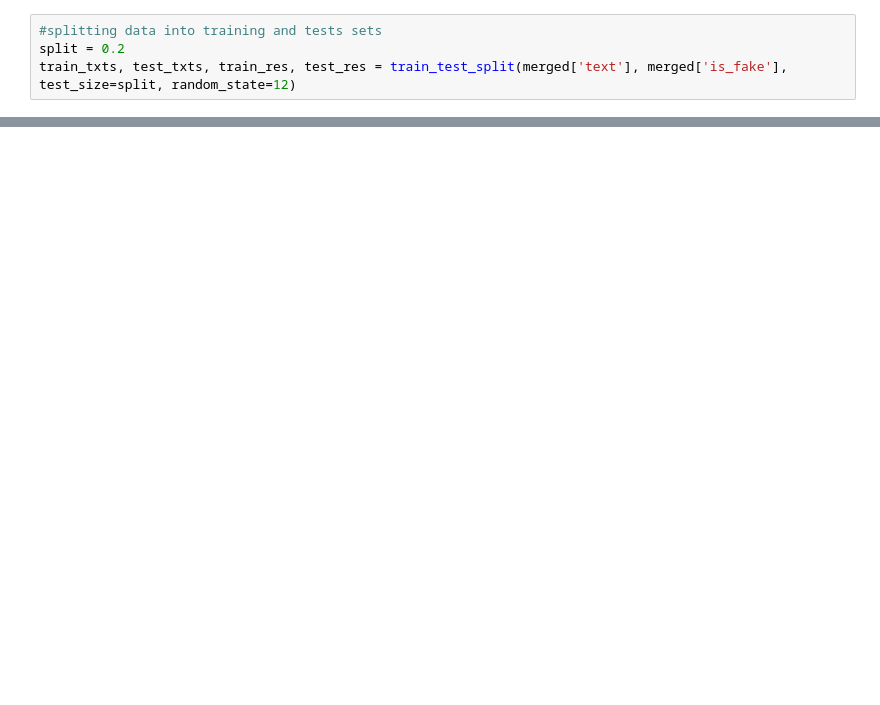
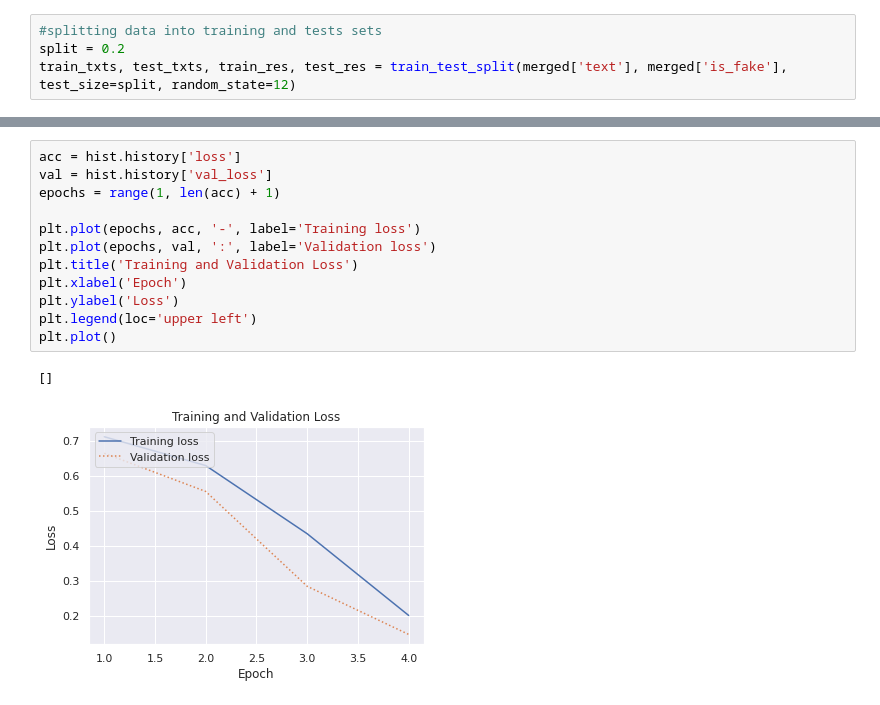
Before and after one commit to Rhizii/fake_news_classifier, a Jupyter notebook: fake_texts_classifier.ipynb, the cells around one changed output, grey strips where cells are left out. Saved outputs shown, nothing was run; the diff lists cells and outputs as text; blank space fills up the shorter version.

```diff
--- a/fake_texts_classifier.ipynb
+++ b/fake_texts_classifier.ipynb
@@ -278,3 +258,18 @@ add comment about training and validation accuracy
+# %%
+acc = hist.history['loss']
+val = hist.history['val_loss']
+epochs = range(1, len(acc) + 1)
+
+plt.plot(epochs, acc, '-', label='Training loss')
+plt.plot(epochs, val, ':', label='Validation loss')
+plt.title('Training and Validation Loss')
+plt.xlabel('Epoch')
+plt.ylabel('Loss')
+plt.legend(loc='upper left')
+plt.plot()
+# %% [output]
+[]
+[figure, added]
 # %%
 #Returns a number between 0 and 1, determining how trustworthy the text is
 #this function is similar to the first section of Microsoft's website:
```
Also changed, not shown: parts of 11 cells of this notebook, 3 other files.
